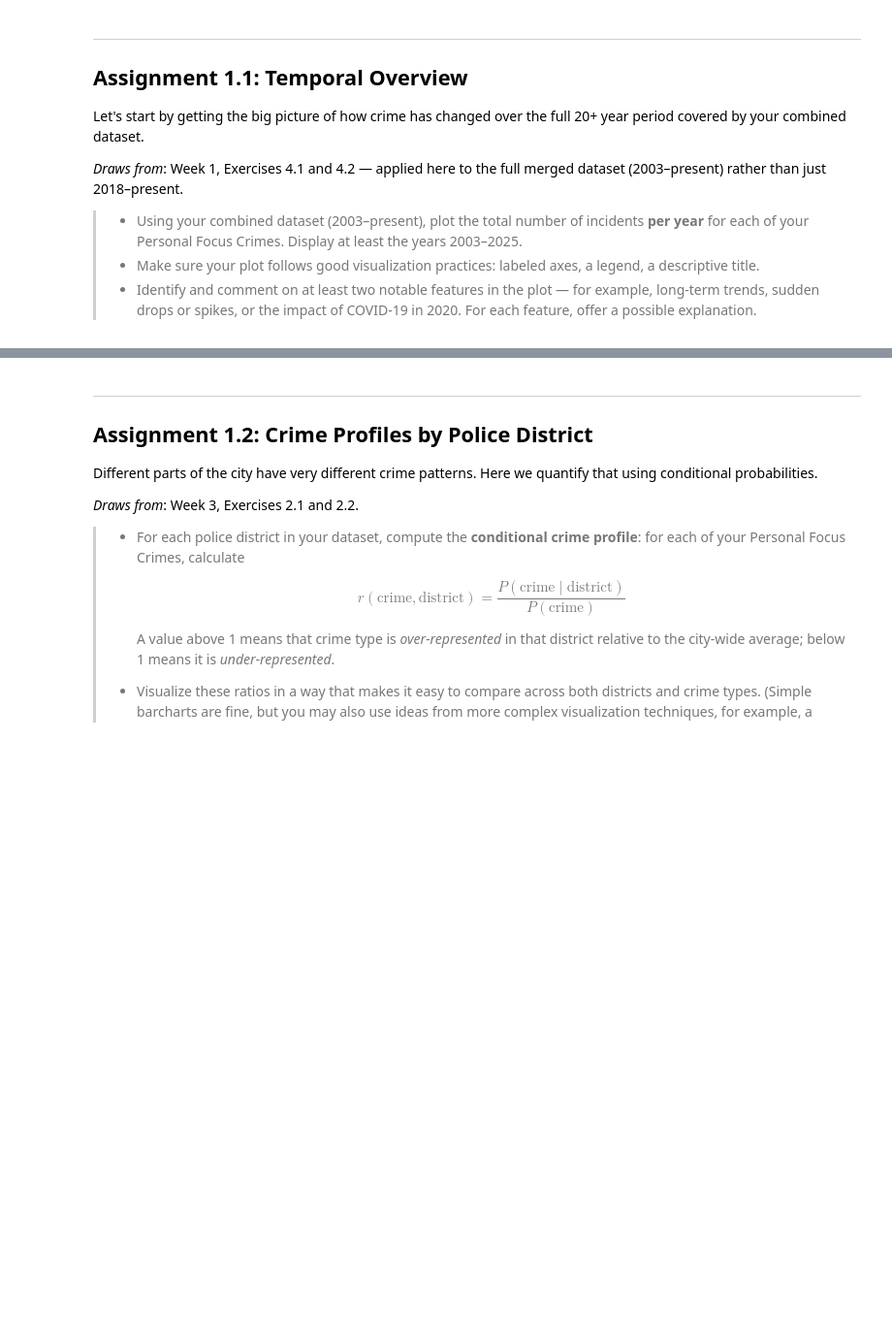
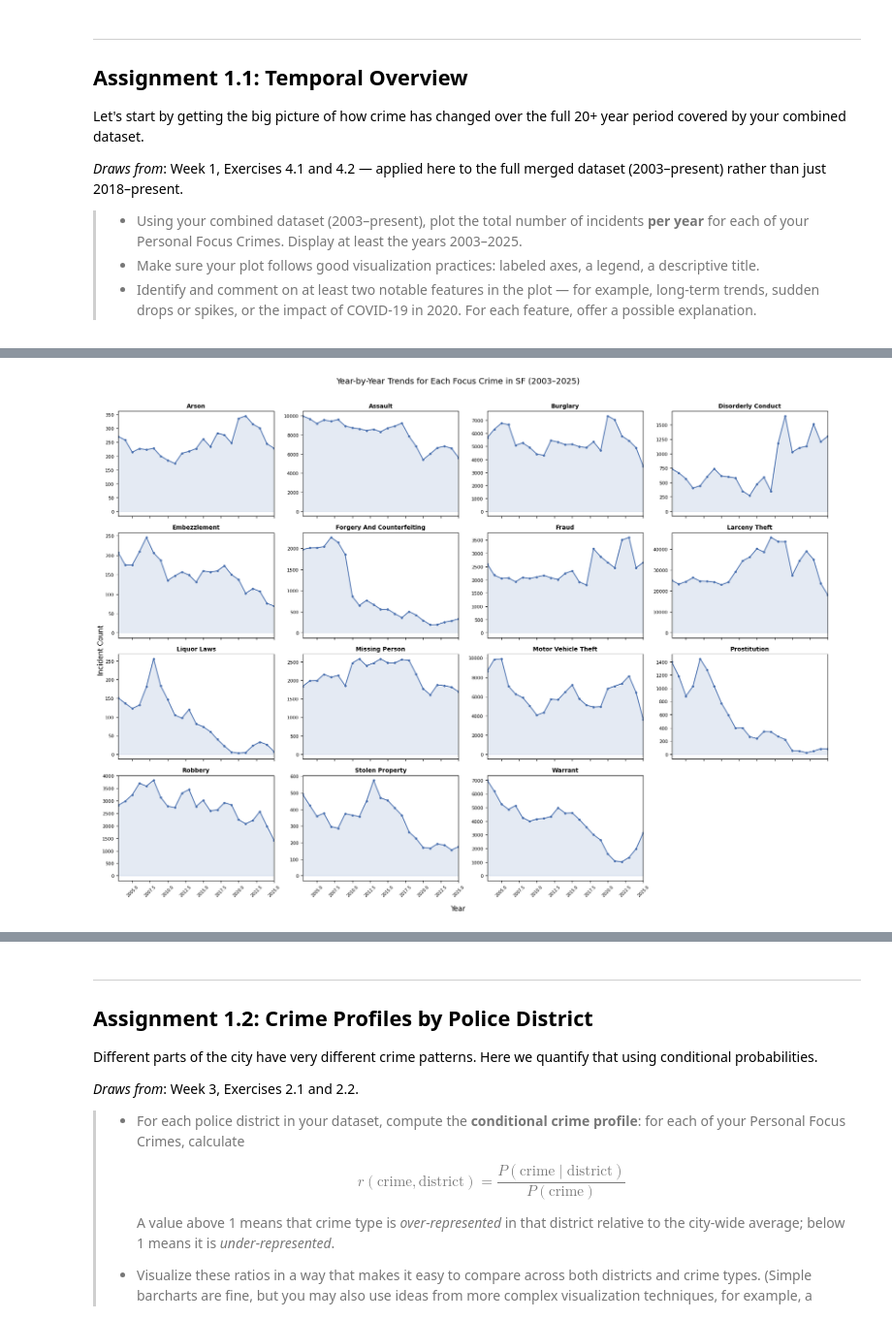
Before and after one commit to Aryan-Mi/dtu-social-data-assignments, a Jupyter notebook: assignment-1/Assignment1.ipynb, the cells around one changed output, grey strips where cells are left out. Shown at 97% size. Drawn from its saved outputs; the diff is of its cells as text; code cells hidden in the pictures; blank space fills up the shorter version.

```diff
--- a/assignment-1/Assignment1.ipynb
+++ b/assignment-1/Assignment1.ipynb
@@ -71,0 +106,39 @@ Let's start by getting the big picture of how crime has changed over the full 20
+# %%
+focus_df["Incident Date"] = pd.to_datetime(focus_df["Incident Date"], errors="coerce")
+focus_df["Year"] = focus_df["Incident Date"].dt.year
+
+sorted_crimes = sorted(personal_focus_crimes)
+ncols = 4
+nrows = -(-len(sorted_crimes) // ncols)  # ceiling division
+
+fig, axes = plt.subplots(nrows, ncols, figsize=(18, nrows * 3.2), sharex=True)
+axes = axes.flatten()
+
+for i, crime in enumerate(sorted_crimes):
+    ax = axes[i]
+    crime_yearly = (
+        focus_df[focus_df["Unified Category"] == crime]
+        .groupby("Year")
+        .size()
+        .reindex(range(2003, 2026), fill_value=0)
+    )
+    ax.plot(crime_yearly.index, crime_yearly.values,
+            marker="o", markersize=3, linewidth=1.5, color="#4c72b0")
+    ax.fill_between(crime_yearly.index, crime_yearly.values, alpha=0.15, color="#4c72b0")
+    ax.set_title(crime, fontsize=10, fontweight="bold")
+    ax.tick_params(axis="x", rotation=45, labelsize=7)
+    ax.tick_params(axis="y", labelsize=8)
+    ax.set_xlim(2003, 2025)
+
+for j in range(len(sorted_crimes), len(axes)):
+    axes[j].set_visible(False)
+
+fig.suptitle("Year-by-Year Trends for Each Focus Crime in SF (2003–2025)",
+             fontsize=14, y=1.01)
+fig.supxlabel("Year", fontsize=12)
+fig.supylabel("Incident Count", fontsize=12)
+
+plt.tight_layout()
+plt.show()
+# %% [output]
+[figure, added]
```
Also changed, not shown: parts of 13 cells of this notebook, 1 other file.
